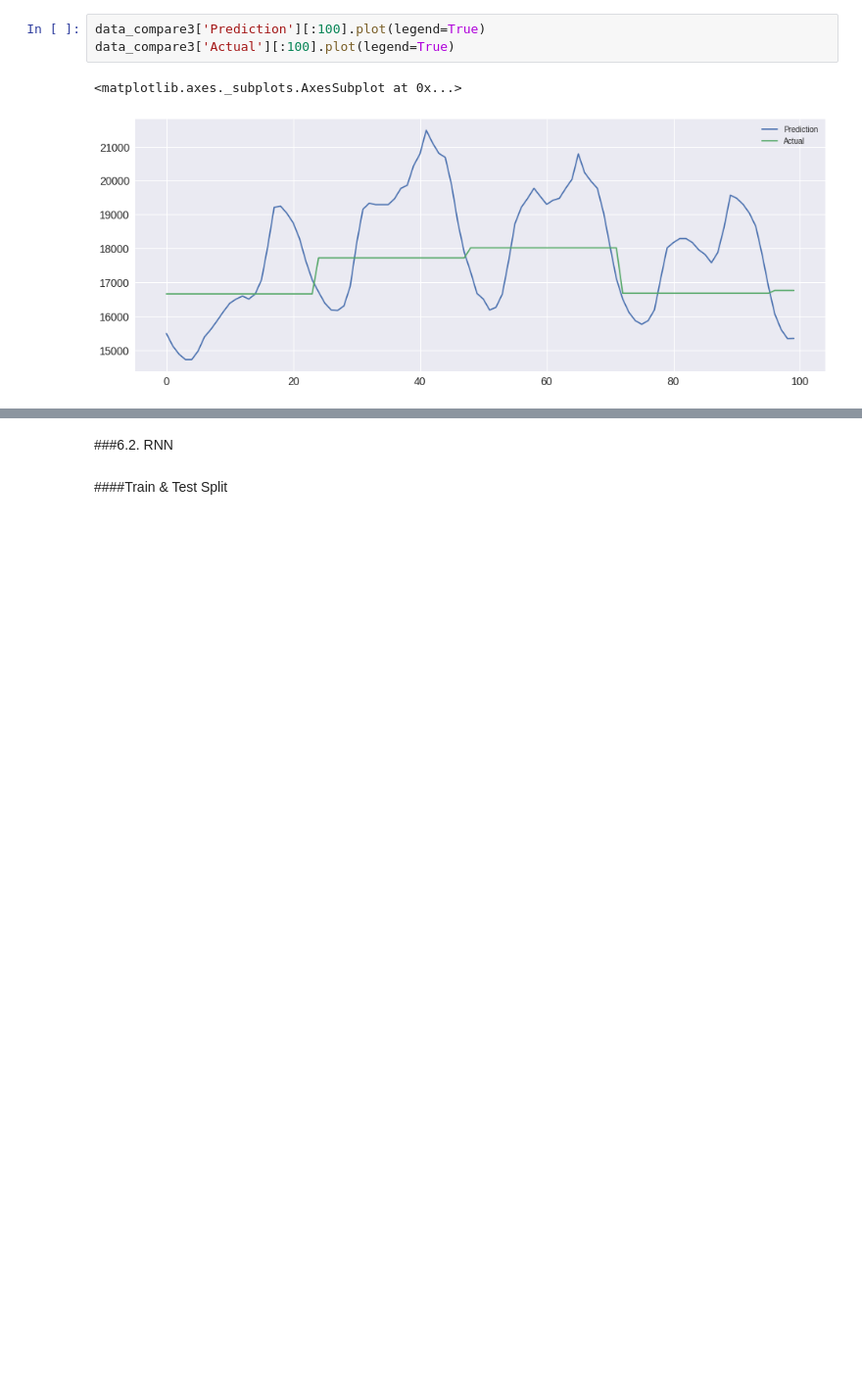
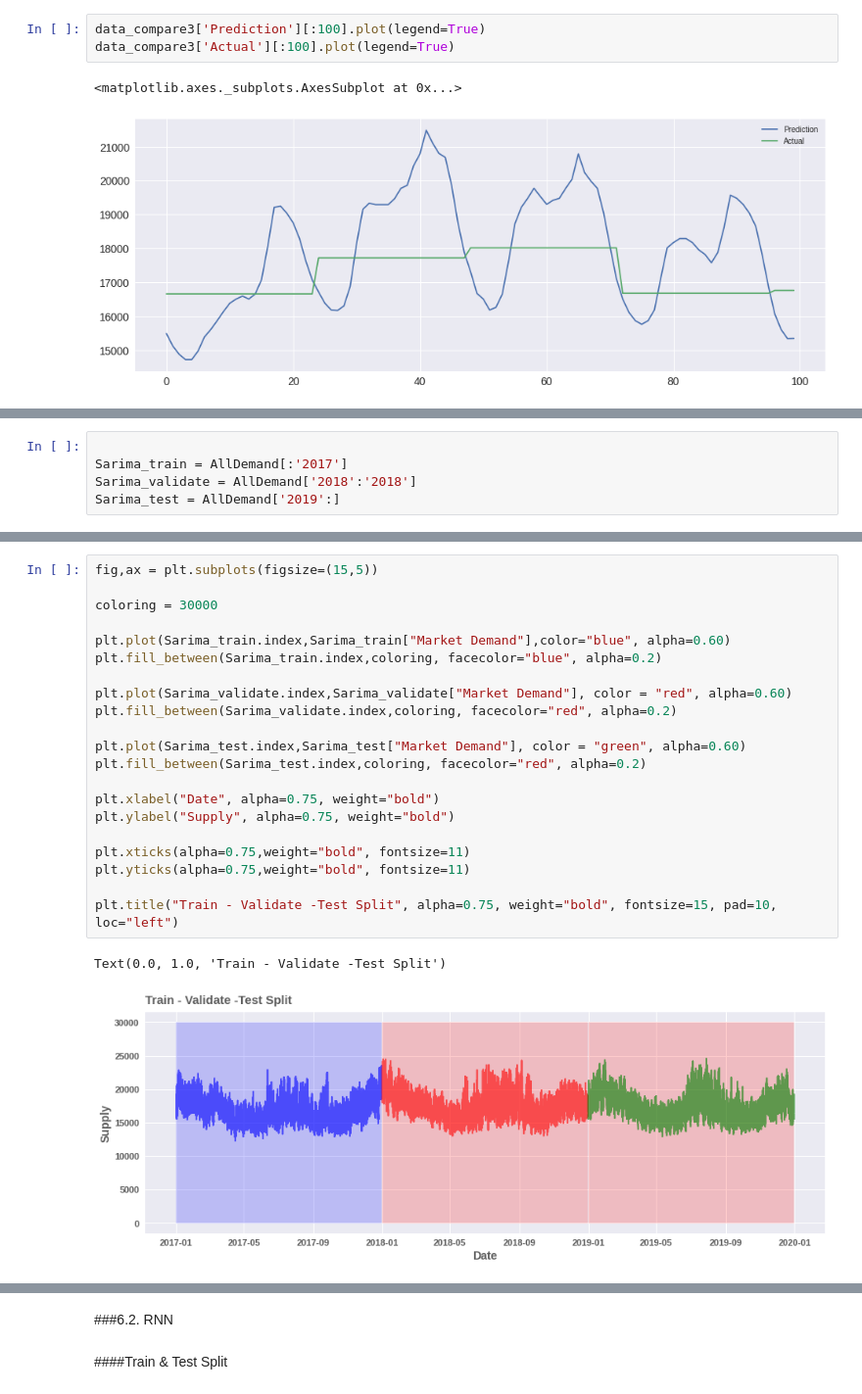
Before and after one commit to janosepah/ML_Project, a Jupyter notebook: Final_Project.ipynb, the cells around one changed output, grey strips where cells are left out. Shown at 98% size. Drawn from its saved outputs; the diff is of its cells as text; blank space fills up the shorter version.

```diff
--- a/Final_Project.ipynb
+++ b/Final_Project.ipynb
@@ -441,0 +460,5 @@ data_compare3['Actual'][:100].plot(legend=True)
+# %%
+
+Sarima_train = AllDemand[:'2017']
+Sarima_validate = AllDemand['2018':'2018']
+Sarima_test = AllDemand['2019':]
@@ -441,0 +469,24 @@ data_compare3['Actual'][:100].plot(legend=True)
+# %%
+fig,ax = plt.subplots(figsize=(15,5))
+
+coloring = 30000
+
+plt.plot(Sarima_train.index,Sarima_train["Market Demand"],color="blue", alpha=0.60)
+plt.fill_between(Sarima_train.index,coloring, facecolor="blue", alpha=0.2)
+
+plt.plot(Sarima_validate.index,Sarima_validate["Market Demand"], color = "red", alpha=0.60)
+plt.fill_between(Sarima_validate.index,coloring, facecolor="red", alpha=0.2)
+
+plt.plot(Sarima_test.index,Sarima_test["Market Demand"], color = "green", alpha=0.60)
+plt.fill_between(Sarima_test.index,coloring, facecolor="red", alpha=0.2)
+
+plt.xlabel("Date", alpha=0.75, weight="bold")
+plt.ylabel("Supply", alpha=0.75, weight="bold")
+
+plt.xticks(alpha=0.75,weight="bold", fontsize=11)
+plt.yticks(alpha=0.75,weight="bold", fontsize=11)
+
+plt.title("Train - Validate -Test Split", alpha=0.75, weight="bold", fontsize=15, pad=10, loc="left")
+# %% [output]
+Text(0.0, 1.0, 'Train - Validate -Test Split')
+[figure, added]
```
Also changed, not shown: parts of 7 cells of this notebook.
